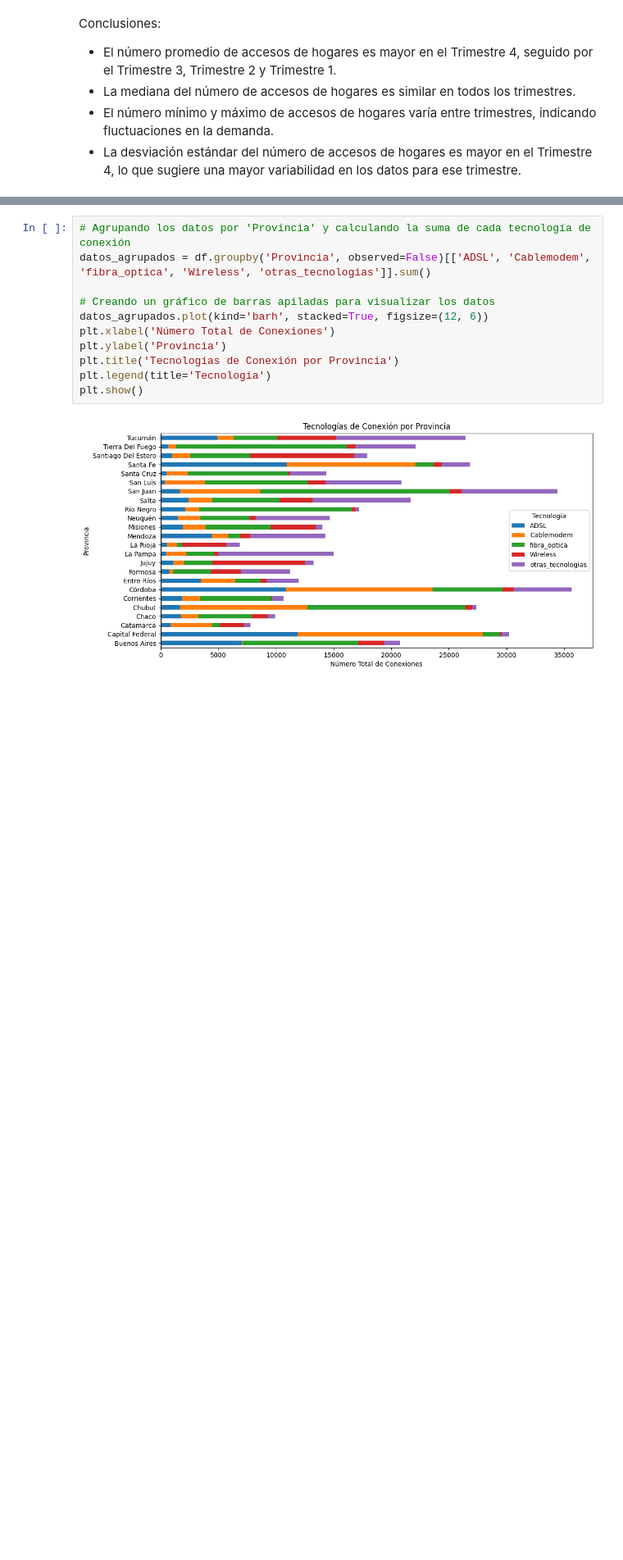
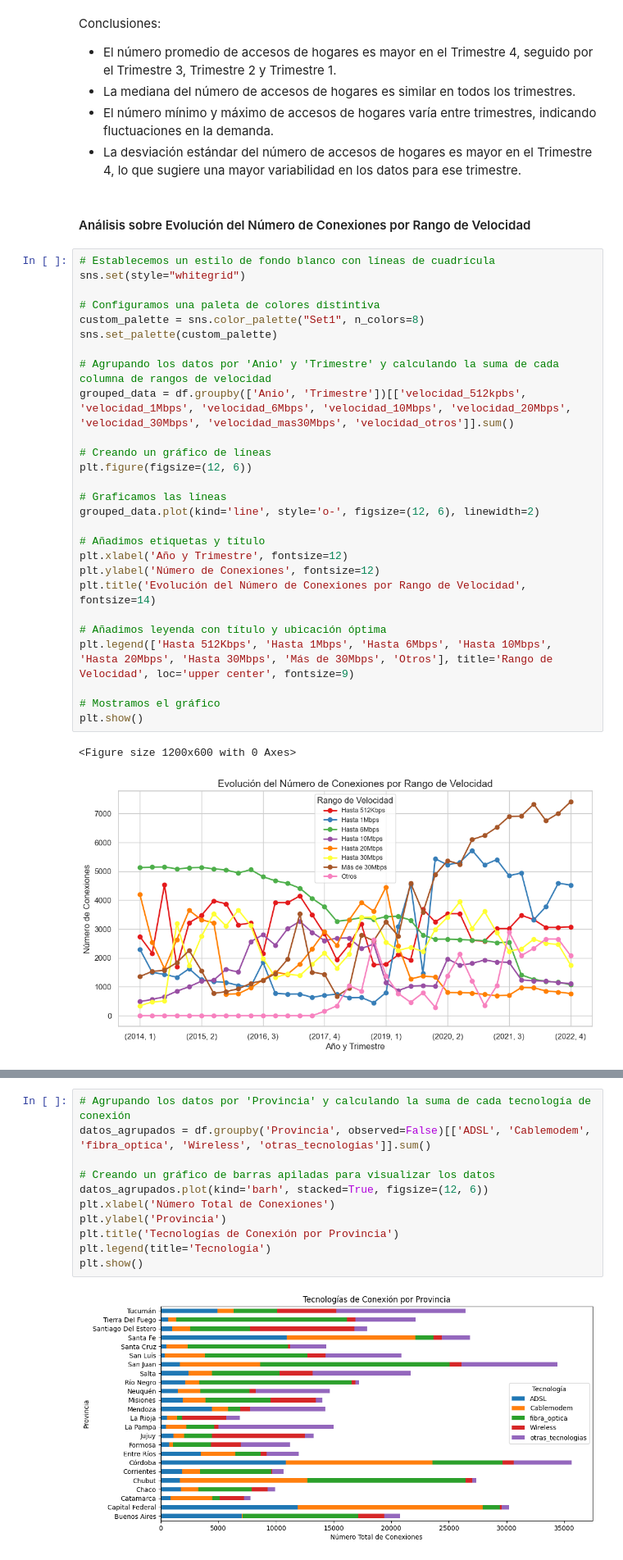
Before and after one commit to edwinpro/DA_Telecom, a Jupyter notebook: Notebooks/EDA.ipynb, the cells around one changed output, grey strips where cells are left out. Shown at 82% size. Drawn from its saved outputs; the diff is of its cells as text; blank space fills up the shorter version.

```diff
--- a/Notebooks/EDA.ipynb
+++ b/Notebooks/EDA.ipynb
@@ -351,3 +357,35 @@ Conclusiones:
 - La mediana del número de accesos de hogares es similar en todos los trimestres.
 - El número mínimo y máximo de accesos de hogares varía entre trimestres, indicando fluctuaciones en la demanda.
 - La desviación estándar del número de accesos de hogares es mayor en el Trimestre 4, lo que sugiere una mayor variabilidad en los datos para ese trimestre.
+# %% [markdown]
+#### Análisis sobre Evolución del Número de Conexiones por Rango de Velocidad
+# %%
+# Establecemos un estilo de fondo blanco con líneas de cuadrícula
+sns.set(style="whitegrid")
+
+# Configuramos una paleta de colores distintiva
+custom_palette = sns.color_palette("Set1", n_colors=8)
+sns.set_palette(custom_palette)
+
+# Agrupando los datos por 'Anio' y 'Trimestre' y calculando la suma de cada columna de rangos de velocidad
+grouped_data = df.groupby(['Anio', 'Trimestre'])[['velocidad_512kpbs', 'velocidad_1Mbps', 'velocidad_6Mbps', 'velocidad_10Mbps', 'velocidad_20Mbps', 'velocidad_30Mbps', 'velocidad_mas30Mbps', 'velocidad_otros']].sum()
+
+# Creando un gráfico de líneas
+plt.figure(figsize=(12, 6))
+
+# Graficamos las líneas
+grouped_data.plot(kind='line', style='o-', figsize=(12, 6), linewidth=2)
+
+# Añadimos etiquetas y título
+plt.xlabel('Año y Trimestre', fontsize=12)
+plt.ylabel('Número de Conexiones', fontsize=12)
+plt.title('Evolución del Número de Conexiones por Rango de Velocidad', fontsize=14)
+
+# Añadimos leyenda con título y ubicación óptima
+plt.legend(['Hasta 512Kbps', 'Hasta 1Mbps', 'Hasta 6Mbps', 'Hasta 10Mbps', 'Hasta 20Mbps', 'Hasta 30Mbps', 'Más de 30Mbps', 'Otros'], title='Rango de Velocidad', loc='upper center', fontsize=9)
+
+# Mostramos el gráfico
+plt.show()
+# %% [output]
+<Figure size 1200x600 with 0 Axes>
+[figure, added]
```
Also changed, not shown: parts of 4 cells of this notebook, 9 other files.
